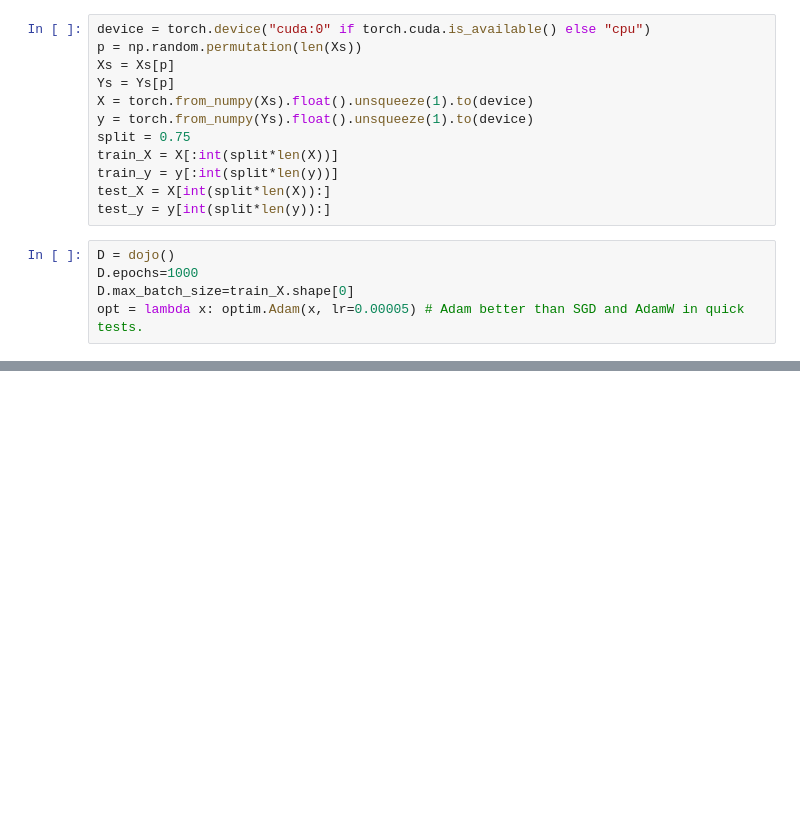
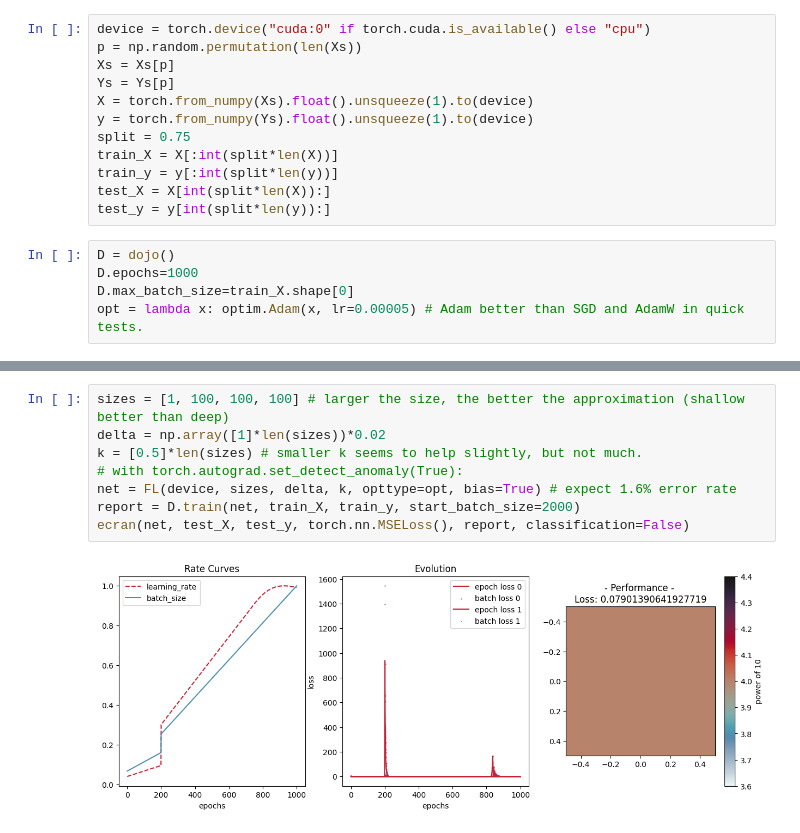
Before and after one commit to akhilsadam/pho-ices-ml, a Jupyter notebook: FL/fl3.ipynb, the cells around one changed output, grey strips where cells are left out. Saved outputs shown, nothing was run; the diff lists cells and outputs as text; blank space fills up the shorter version.

```diff
--- a/FL/fl3.ipynb
+++ b/FL/fl3.ipynb
@@ -60,0 +61,10 @@ plt.show()
+# %%
+sizes = [1, 100, 100, 100] # larger the size, the better the approximation (shallow better than deep)
+delta = np.array([1]*len(sizes))*0.02
+k = [0.5]*len(sizes) # smaller k seems to help slightly, but not much.
+# with torch.autograd.set_detect_anomaly(True):
+net = FL(device, sizes, delta, k, opttype=opt, bias=True) # expect 1.6% error rate
+report = D.train(net, train_X, train_y, start_batch_size=2000)
+ecran(net, test_X, test_y, torch.nn.MSELoss(), report, classification=False)
+# %% [output]
+[figure, added]
```
Also changed, not shown: parts of 8 cells of this notebook, 1 other file.
